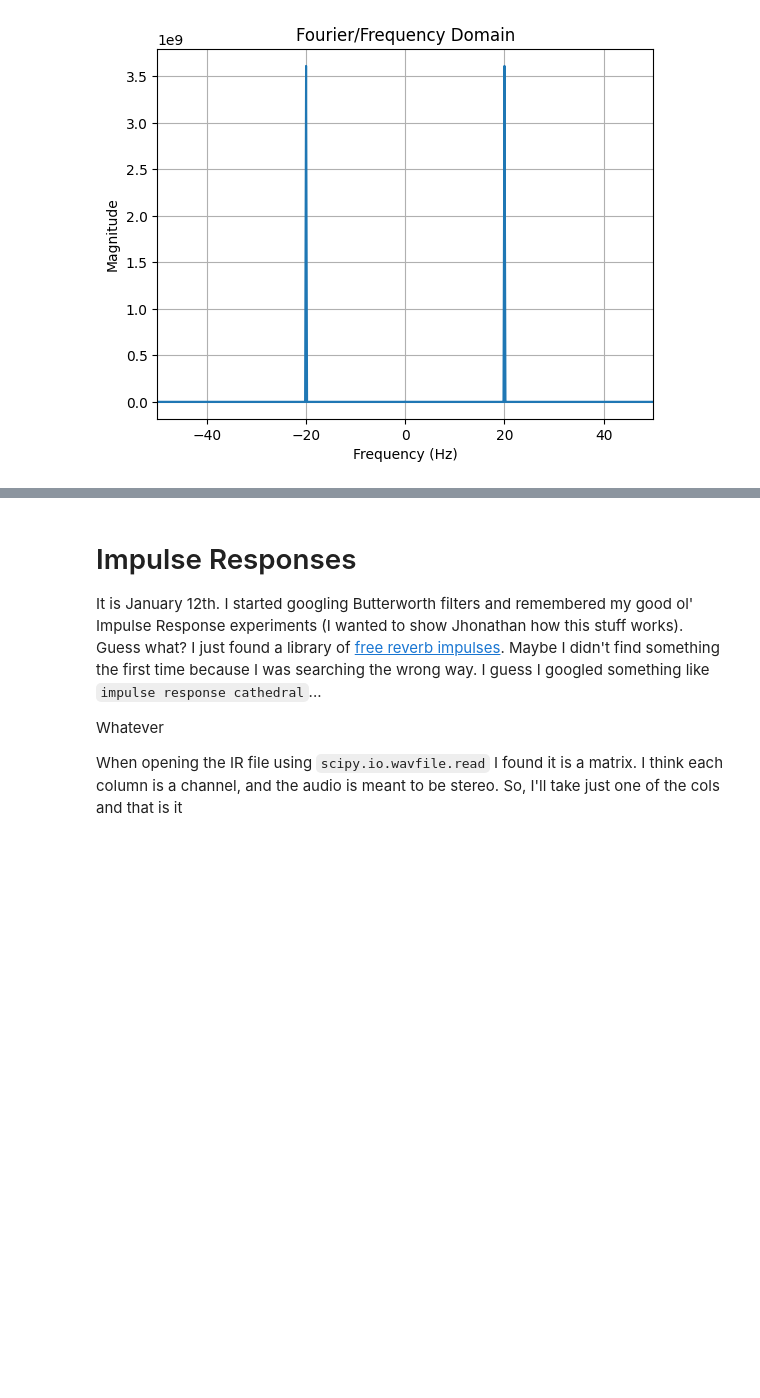
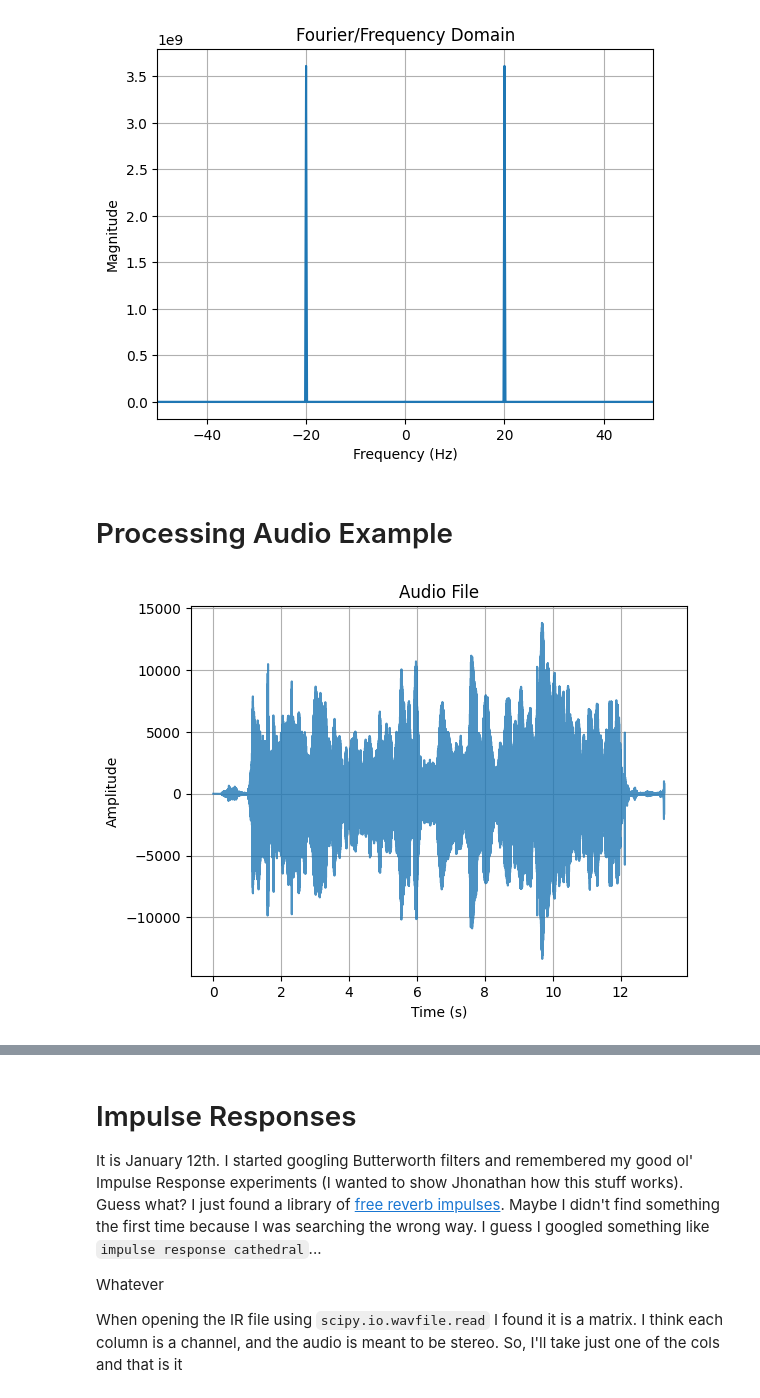
Before and after one commit to mtxslv/audio-processing-with-python, a Jupyter notebook: notebooks/audio_experiments.ipynb, the cells around one changed output, grey strips where cells are left out. Drawn from its saved outputs; the diff is of its cells as text; code cells hidden in the pictures; blank space fills up the shorter version.

```diff
--- a/notebooks/audio_experiments.ipynb
+++ b/notebooks/audio_experiments.ipynb
@@ -49,21 +27,0 @@ def get_audio(audio_path: Path) -> tuple:
-# %%
-def plot_audio_in_time(data:np.array, sample_rate: int, duration: float, plot_title:str = 'Audio File'):
-    """
-    Plots the audio signal in time.
-
-    Parameters
-    ----------
-    data : np.array
-        The audio signal.
-    sample_rate : int
-        The sample rate of the audio signal.
-    duration : float
-        The duration of the audio signal.
-    """
-    time = np.arange(0, duration, 1/sample_rate)
-    plt.plot(time, data, alpha=0.8)
-    plt.xlabel('Time (s)')
-    plt.ylabel('Amplitude')
-    plt.title(plot_title)
-    plt.grid(True)
-    plt.show()
@@ -214,3 +102,11 @@ yf_toy, xf_toy = get_fft_transform(normalized_audio, sample_rate_for_example, du
 plot_audio_in_frequency(xf_toy, yf_toy,[-50,50])
 # %% [output]
 [figure]
+# %% [markdown]
+# Processing Audio Example
+# %%
+apito_e_musica_path = samples_path / 'apito_e_musica.wav'
+data, sample_rate, duration = get_audio(str(apito_e_musica_path))
+plot_audio_in_time(data,sample_rate,duration)
+# %% [output]
+[figure, added]
```
Also changed, not shown: parts of 11 cells of this notebook, 2 other files.
